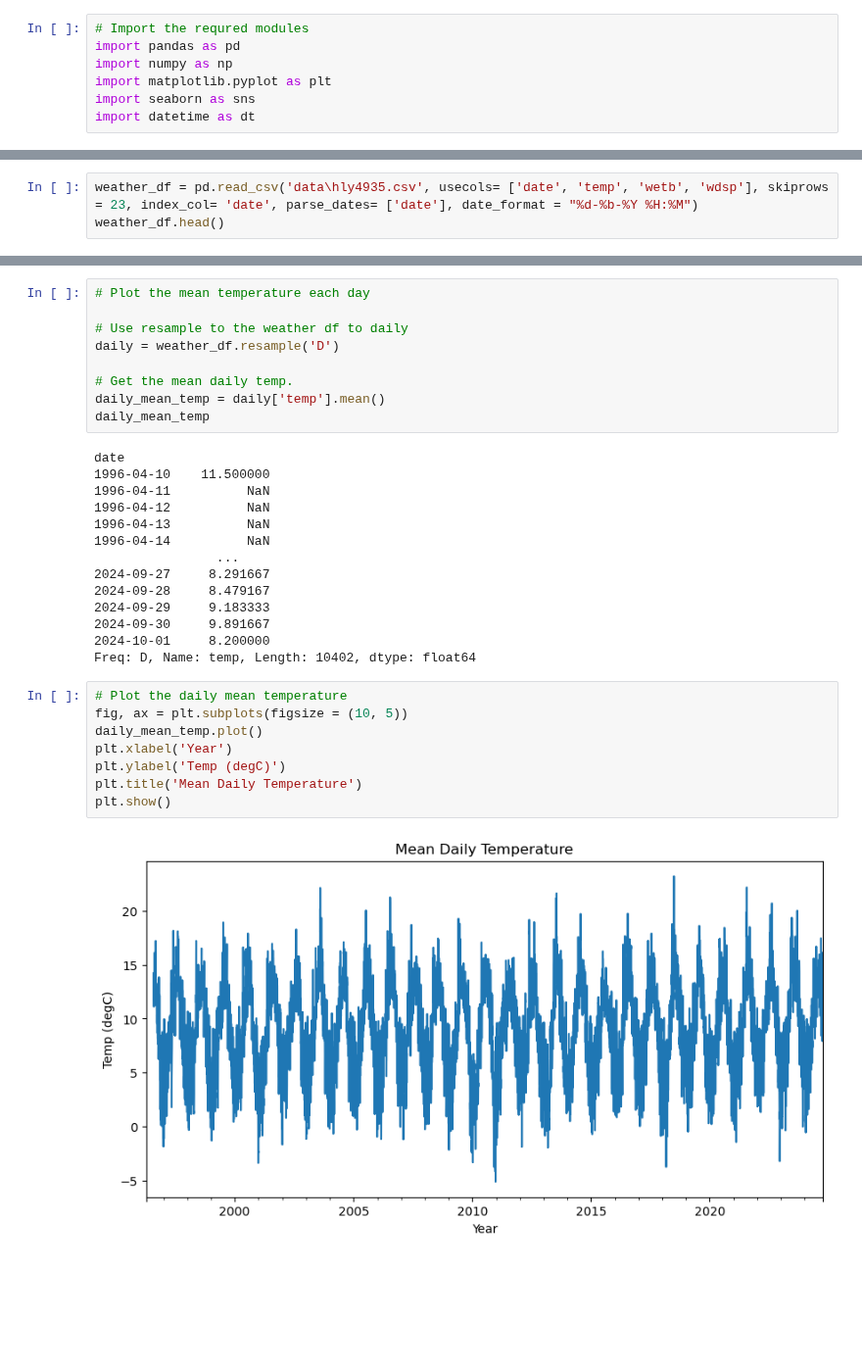
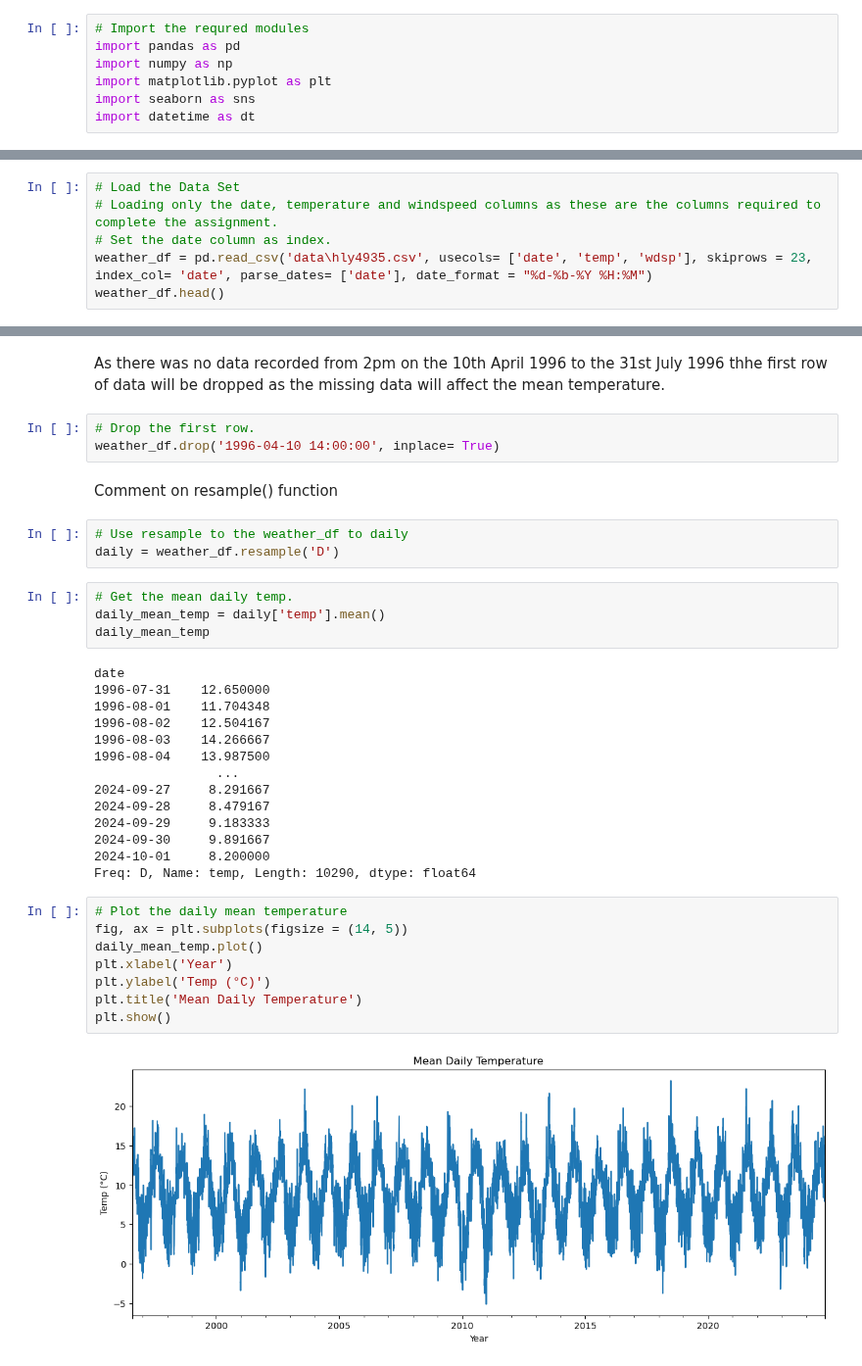
Before and after one commit to IreneKilgannon/PFDA, a Jupyter notebook: PFDA-assignments/assignment_6_Weather.ipynb, the cells around one changed output, grey strips where cells are left out. Shown at 98% size. Drawn from its saved outputs; the diff is of its cells as text; blank space fills up the shorter version.

```diff
--- a/PFDA-assignments/assignment_6_Weather.ipynb
+++ b/PFDA-assignments/assignment_6_Weather.ipynb
@@ -30,4 +51,7 @@ Cleaning the csv file. Used find and replace ', ' replaced with ','
 # %%
-weather_df = pd.read_csv('data\hly4935.csv', usecols= ['date', 'temp', 'wetb', 'wdsp'], skiprows = 23, index_col= 'date', parse_dates= ['date'], date_format = "%d-%b-%Y %H:%M")
+# Load the Data Set
+# Loading only the date, temperature and windspeed columns as these are the columns required to complete the assignment.
+# Set the date column as index.
+weather_df = pd.read_csv('data\hly4935.csv', usecols= ['date', 'temp', 'wdsp'], skiprows = 23, index_col= 'date', parse_dates= ['date'], date_format = "%d-%b-%Y %H:%M")
 weather_df.head()
 # %% [output]
@@ -106,33 +127,38 @@ plt.show()
+# %% [markdown]
+As there was no data recorded from 2pm on the 10th April 1996 to the 31st July 1996 thhe first row of data will be dropped as the missing data will affect the mean temperature.
+# %%
+# Drop the first row.
+weather_df.drop('1996-04-10 14:00:00', inplace= True)
+# %% [markdown]
+Comment on resample() function
+# %%
+# Use resample to the weather_df to daily
+daily = weather_df.resample('D')
 # %%
-# Plot the mean temperature each day
-
-# Use resample to the weather df to daily
-daily = weather_df.resample('D')
-
 # Get the mean daily temp.
 daily_mean_temp = daily['temp'].mean()
 daily_mean_temp
 # %% [output]
 date
-1996-04-10    11.500000
-1996-04-11          NaN
-1996-04-12          NaN
-1996-04-13          NaN
-1996-04-14          NaN
+1996-07-31    12.650000
+1996-08-01    11.704348
+1996-08-02    12.504167
+1996-08-03    14.266667
+1996-08-04    13.987500
                 ...
 2024-09-27     8.291667
 2024-09-28     8.479167
 2024-09-29     9.183333
 2024-09-30     9.891667
 2024-10-01     8.200000
-Freq: D, Name: temp, Length: 10402, dtype: float64
+Freq: D, Name: temp, Length: 10290, dtype: float64
 # %%
 # Plot the daily mean temperature
-fig, ax = plt.subplots(figsize = (10, 5))
+fig, ax = plt.subplots(figsize = (14, 5))
 daily_mean_temp.plot()
 plt.xlabel('Year')
-plt.ylabel('Temp (degC)')
+plt.ylabel('Temp (°C)')
 plt.title('Mean Daily Temperature')
 plt.show()
 # %% [output]
-[figure, old version]
+[figure, new version]
```
Also changed, not shown: parts of 40 cells of this notebook, 3 other files.
